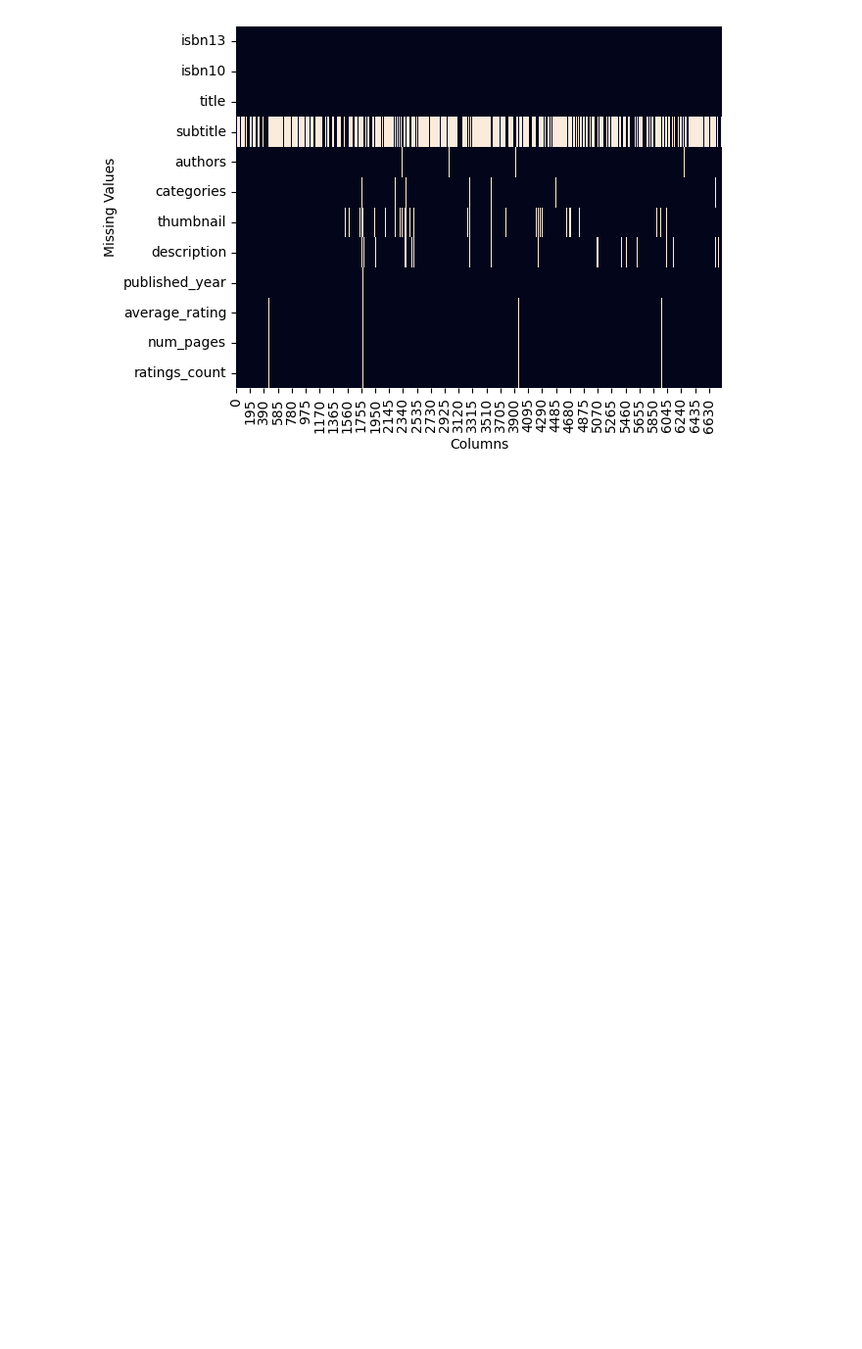
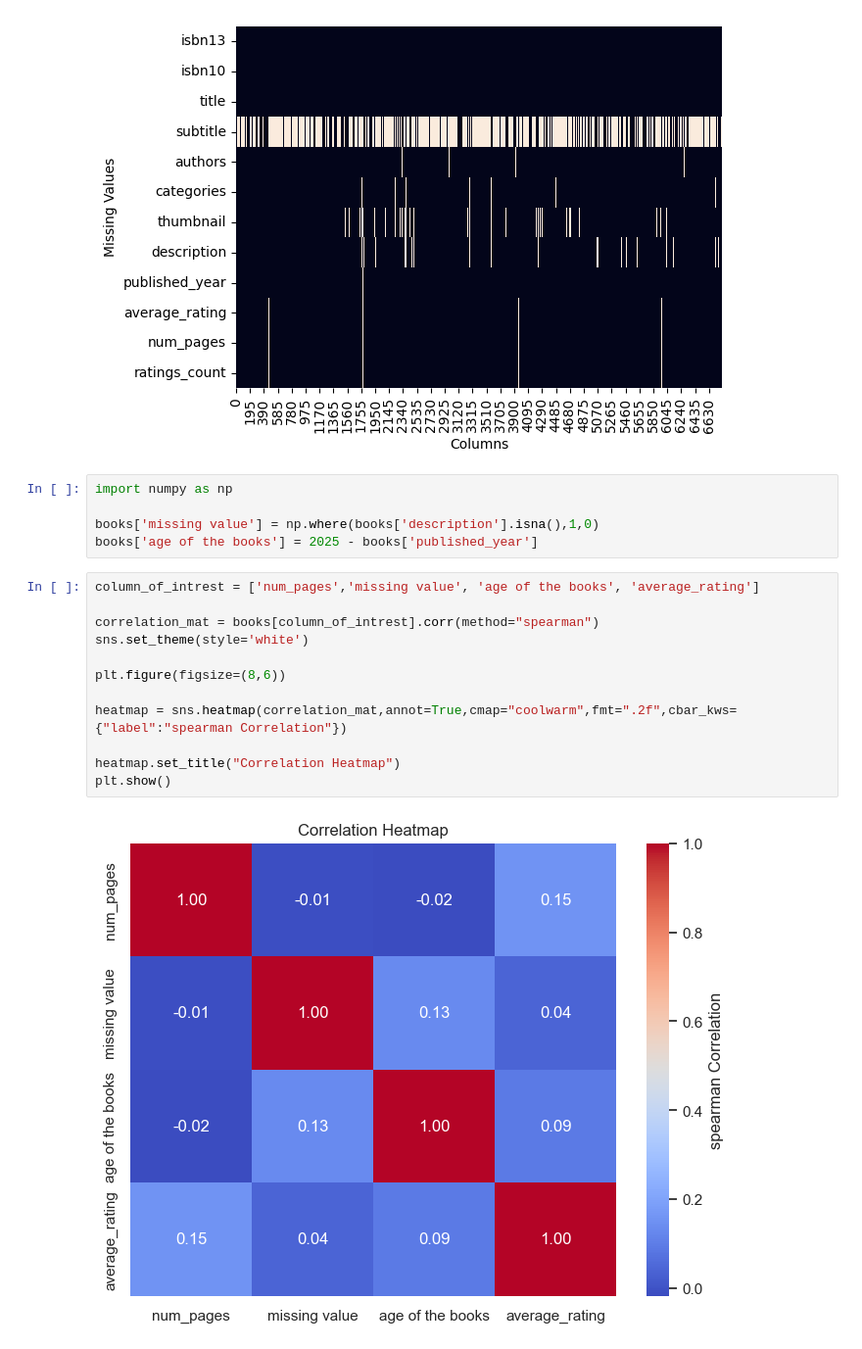
Before and after one commit to Yashshah0502/BookRecommender, a Jupyter notebook: data-exploration.ipynb, the cells around one changed output. Shown at 98% size. Cells and saved outputs as stored; diff of their text form; blank space fills up the shorter version.

```diff
--- a/data-exploration.ipynb
+++ b/data-exploration.ipynb
@@ -41,3 +43,22 @@ plt.ylabel("Missing Values")
 plt.show()
 # %% [output]
 [figure]
+# %%
+import numpy as np
+
+books['missing value'] = np.where(books['description'].isna(),1,0)
+books['age of the books'] = 2025 - books['published_year']
+# %%
+column_of_intrest = ['num_pages','missing value', 'age of the books', 'average_rating']
+
+correlation_mat = books[column_of_intrest].corr(method="spearman")
+sns.set_theme(style='white')
+
+plt.figure(figsize=(8,6))
+
+heatmap = sns.heatmap(correlation_mat,annot=True,cmap="coolwarm",fmt=".2f",cbar_kws={"label":"spearman Correlation"})
+
+heatmap.set_title("Correlation Heatmap")
+plt.show()
+# %% [output]
+[figure, added]
```
Also changed, not shown: parts of 3 cells of this notebook.
